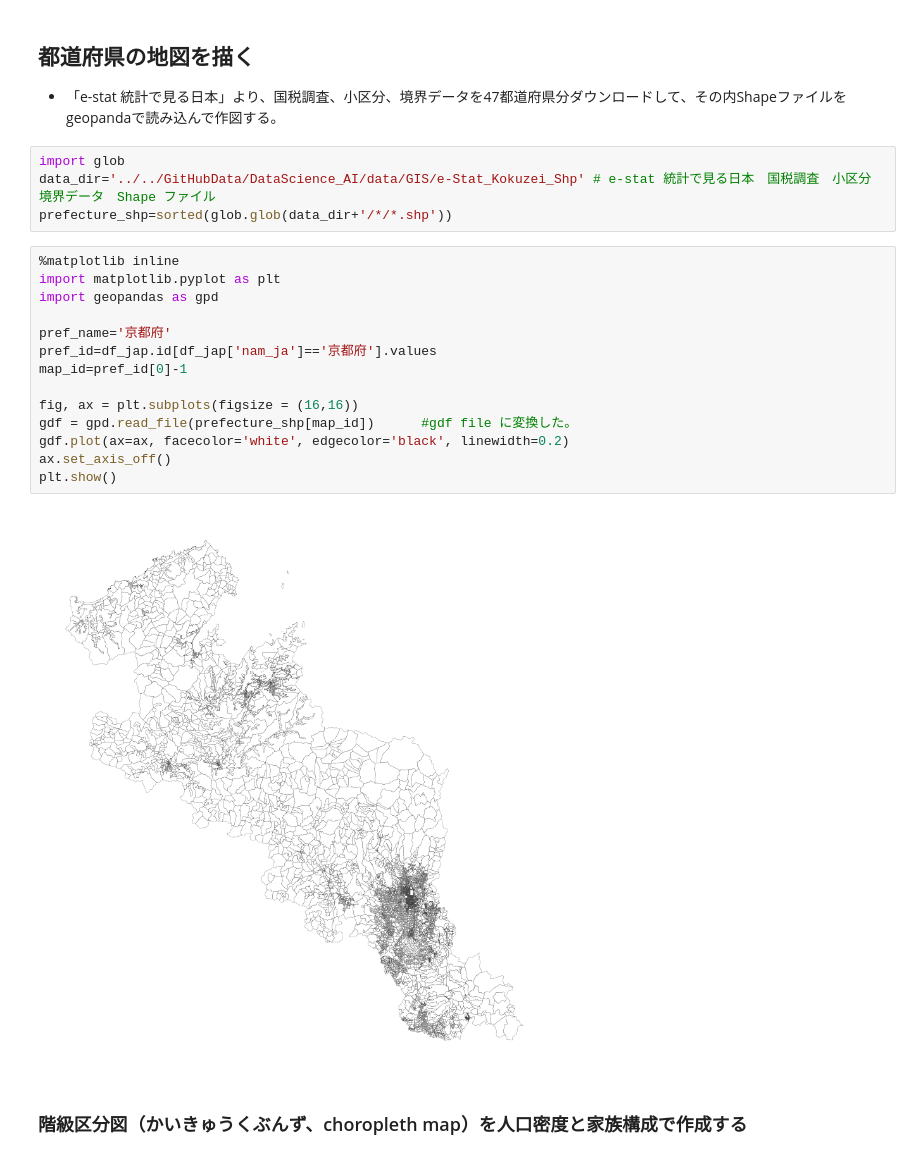
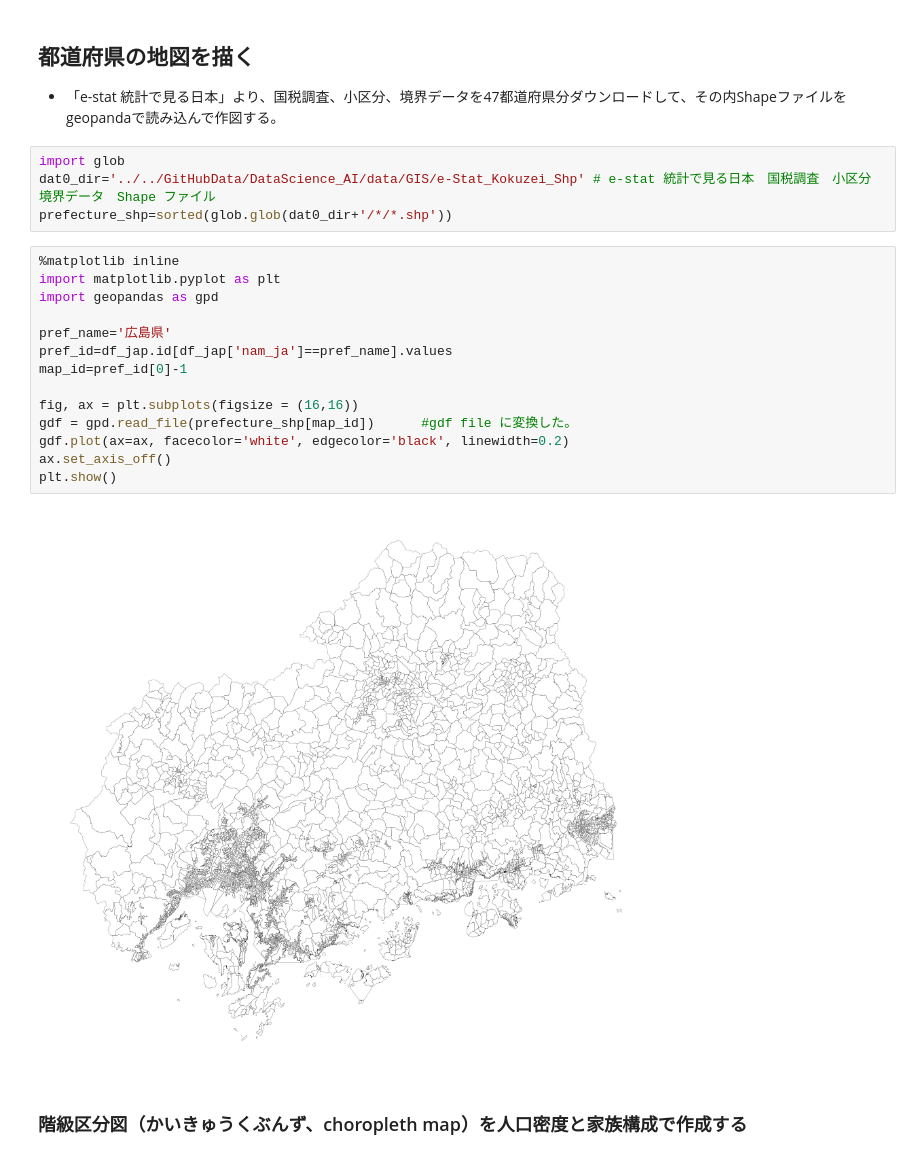
Before and after one commit to montcrypto/DataScience_AI, a Jupyter notebook: map_demo.ipynb, the cells around one changed output. Cells and saved outputs as stored; diff of their text form.

```diff
--- a/map_demo.ipynb
+++ b/map_demo.ipynb
@@ -73,24 +73,24 @@ plt.show()
 - 「e-stat 統計で見る日本」より、国税調査、小区分、境界データを47都道府県分ダウンロードして、その内Shapeファイルをgeopandaで読み込んで作図する。
 # %%
 import glob
-data_dir='../../GitHubData/DataScience_AI/data/GIS/e-Stat_Kokuzei_Shp' # e-stat 統計で見る日本　国税調査　小区分　境界データ　Shape ファイル
-prefecture_shp=sorted(glob.glob(data_dir+'/*/*.shp'))
+dat0_dir='../../GitHubData/DataScience_AI/data/GIS/e-Stat_Kokuzei_Shp' # e-stat 統計で見る日本　国税調査　小区分　境界データ　Shape ファイル
+prefecture_shp=sorted(glob.glob(dat0_dir+'/*/*.shp'))
 # %%
 %matplotlib inline
 import matplotlib.pyplot as plt
 import geopandas as gpd
 
-pref_name='京都府'
-pref_id=df_jap.id[df_jap['nam_ja']=='京都府'].values
+pref_name='広島県'
+pref_id=df_jap.id[df_jap['nam_ja']==pref_name].values
 map_id=pref_id[0]-1
 
 fig, ax = plt.subplots(figsize = (16,16))
 gdf = gpd.read_file(prefecture_shp[map_id])      #gdf file に変換した。
 gdf.plot(ax=ax, facecolor='white', edgecolor='black', linewidth=0.2)
 ax.set_axis_off()
 plt.show()
 # %% [output]
-[figure, old version]
+[figure, new version]
 # %% [markdown]
 ### 階級区分図（かいきゅうくぶんず、choropleth map）を人口密度と家族構成で作成する
 # %%
```
Also changed, not shown: parts of 11 cells of this notebook, 2 other files.
